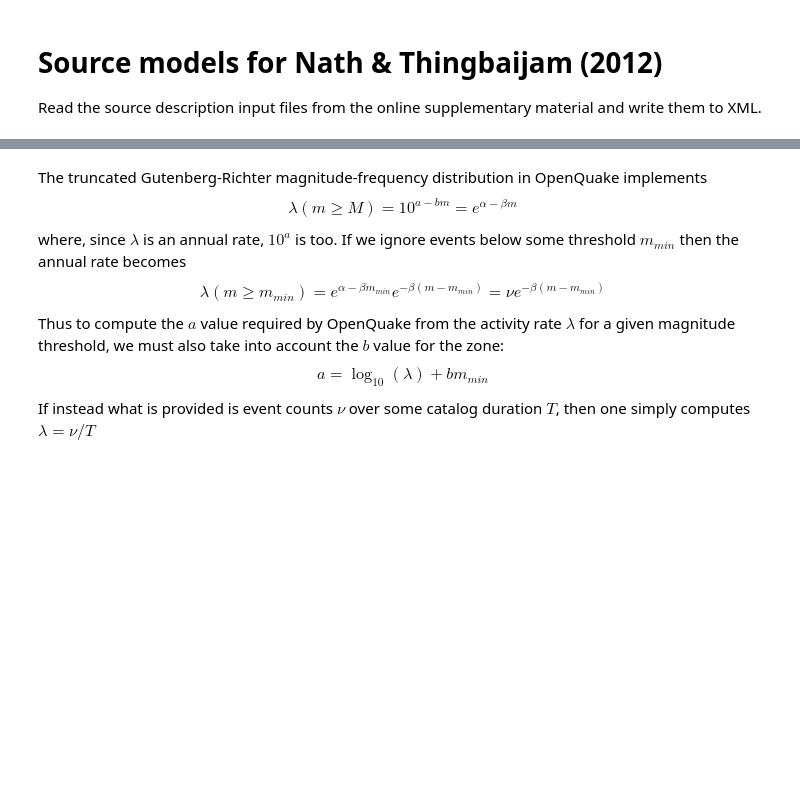
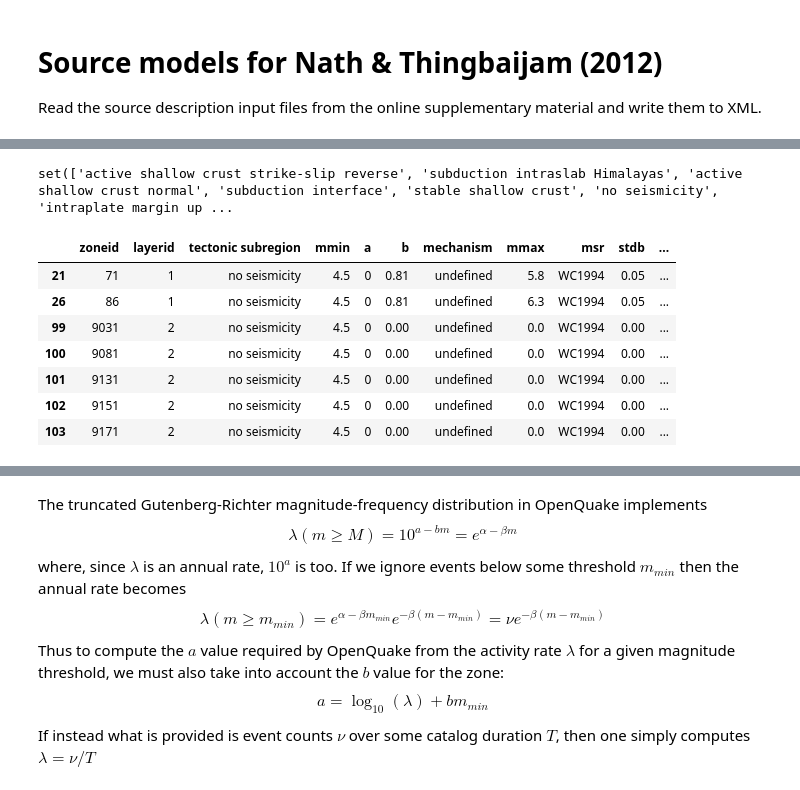
Before and after one commit to nackerley/indian-subcontinent-psha, a Jupyter notebook: Source Models/Source Models for Nath & Thingbaijam (2012).ipynb, the cells around one changed output, grey strips where cells are left out. Cells and saved outputs as stored; diff of their text form; code cells hidden in the pictures; blank space fills up the shorter version.

```diff
--- a/Source Models/Source Models for Nath & Thingbaijam (2012).ipynb
+++ b/Source Models/Source Models for Nath & Thingbaijam (2012).ipynb
@@ -151,5 +182,16 @@ plt.savefig("ArealModelFmds.png", dpi=300,
 # %%
-areal_df[areal_df['tectonic subregion'] == 'no seismicity'].drop(['polygon coordinates'], axis=1)
+print set(areal_df['tectonic subregion'])
+areal_df[areal_df['tectonic subregion'] == 'no seismicity'].drop(drop_columns, axis=1)
+# %% [output]
+set(['active shallow crust strike-slip reverse', 'subduction intraslab Himalayas', 'active shallow crust normal', 'subduction interface', 'stable shallow crust', 'no seismicity', 'intraplate margin up ...
+|  | zoneid | layerid | tectonic subregion | mmin | a | b | mechanism | mmax | msr | stdb | ... |
+| 21 | 71 | 1 | no seismicity | 4.5 | 0 | 0.81 | undefined | 5.8 | WC1994 | 0.05 | ... |
+| 26 | 86 | 1 | no seismicity | 4.5 | 0 | 0.81 | undefined | 6.3 | WC1994 | 0.05 | ... |
+| 99 | 9031 | 2 | no seismicity | 4.5 | 0 | 0.00 | undefined | 0.0 | WC1994 | 0.00 | ... |
+| 100 | 9081 | 2 | no seismicity | 4.5 | 0 | 0.00 | undefined | 0.0 | WC1994 | 0.00 | ... |
+| 101 | 9131 | 2 | no seismicity | 4.5 | 0 | 0.00 | undefined | 0.0 | WC1994 | 0.00 | ... |
+| 102 | 9151 | 2 | no seismicity | 4.5 | 0 | 0.00 | undefined | 0.0 | WC1994 | 0.00 | ... |
+| 103 | 9171 | 2 | no seismicity | 4.5 | 0 | 0.00 | undefined | 0.0 | WC1994 | 0.00 | ... |
 # %%
 # read completeness table in anticipation of computing activity rates from smoothed event counts
 completeness_df = pd.read_csv('../Data/thingbaijam2011seismogenic/Table1.csv', header=[0,1], index_col=[0,1])
```
Also changed, not shown: parts of 26 cells of this notebook, 29 other files.
